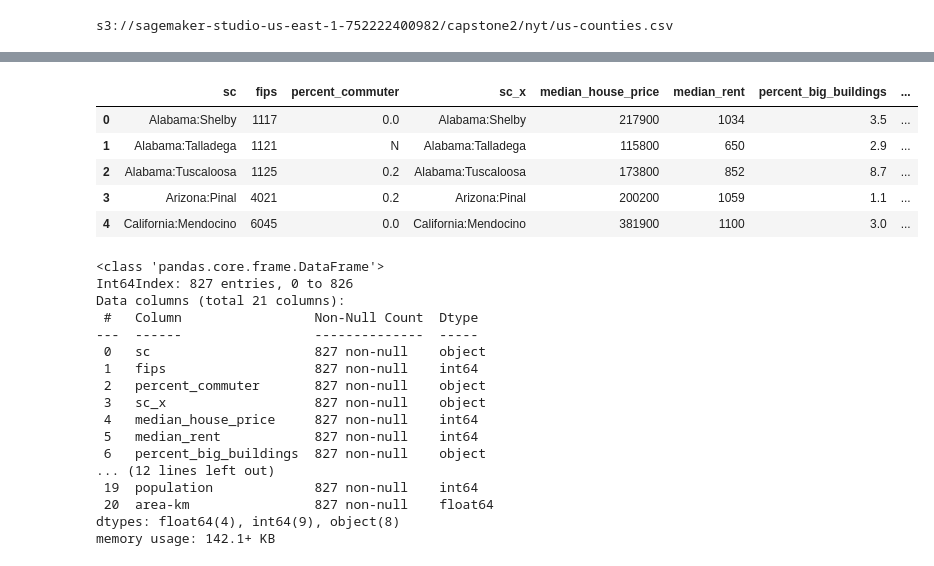
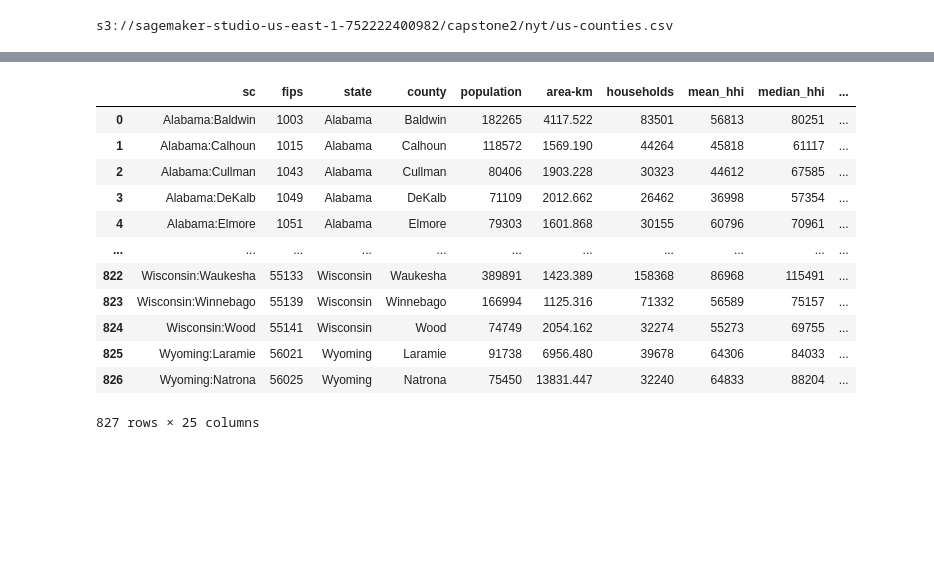
Before and after one commit to ian-branum/predicting-coronavirus, a Jupyter notebook: EDA.ipynb, the cells around one changed output, grey strips where cells are left out. Drawn from its saved outputs; the diff is of its cells as text; code cells hidden in the pictures; blank space fills up the shorter version.

```diff
--- a/EDA.ipynb
+++ b/EDA.ipynb
@@ -101,3 +133,0 @@ geo = di.extract_geography()
-# %%
-hhi = di.extract_hhi()
-hhi
@@ -118,36 +143,36 @@ hhi
+# %%
+per100k = pd.merge(geo, nyt_df, how='inner', left_on=['fips'], right_on=['fips'])
+per100k = per100k[['fips', 'population', 'date', 'cases', 'deaths']]
+per100k['deaths_per'] = per100k.apply(lambda row: (row['deaths']/row['population'])*100000, axis=1)
+per100k['cases_per'] = per100k.apply(lambda row: (row['cases']/row['population'])*100000, axis=1)
+# %%
+ten = per100k[per100k['cases_per'] > 10].groupby('fips').min()
+ten = ten[['date']]
+ten.columns = ['date_10']
+#ten['date_10'].fillna(datetime(2020,5,15))
 # %%
-big_df = pd.merge(hhi, geo, how='inner', left_on=['fips'], right_on=['fips'])
-big_df = pd.merge(edu, big_df, how='inner', left_on=['fips'], right_on=['fips'])
-big_df = pd.merge(housing, big_df, how='inner', left_on=['fips'], right_on=['fips'])
-big_df = pd.merge(pubtrans, big_df, how='inner', left_on=['fips'], right_on=['fips'])
+big_df = pd.merge(geo, hhi, how='inner', left_on=['fips'], right_on=['fips'])
+big_df = pd.merge(big_df, edu, how='inner', left_on=['fips'], right_on=['fips'])
+big_df = pd.merge(big_df, housing, how='inner', left_on=['fips'], right_on=['fips'])
+big_df = pd.merge(big_df, pubtrans, how='inner', left_on=['fips'], right_on=['fips'])
+big_df = pd.merge(big_df, election, how='left', left_on=['fips'], right_on=['fips'])
+big_df = pd.merge(big_df, sip, how='left', left_on=['state'], right_on=['state'])
 
-big_df = pd.merge(big_df, sip, how='left', left_on=['state'], right_on=['state'])
+big_df = pd.merge(big_df, max_cases, how='left', left_on=['fips'], right_on=['fips'])
+big_df = pd.merge(big_df, ten, how='left', left_on=['fips'], right_on=['fips'])
 # %%
-big_df.head()
+big_df
 # %% [output]
-|  | sc | fips | percent_commuter | sc_x | median_house_price | median_rent | percent_big_buildings | ... |
-| 0 | Alabama:Shelby | 1117 | 0.0 | Alabama:Shelby | 217900 | 1034 | 3.5 | ... |
-| 1 | Alabama:Talladega | 1121 | N | Alabama:Talladega | 115800 | 650 | 2.9 | ... |
-| 2 | Alabama:Tuscaloosa | 1125 | 0.2 | Alabama:Tuscaloosa | 173800 | 852 | 8.7 | ... |
-| 3 | Arizona:Pinal | 4021 | 0.2 | Arizona:Pinal | 200200 | 1059 | 1.1 | ... |
-| 4 | California:Mendocino | 6045 | 0.0 | California:Mendocino | 381900 | 1100 | 3.0 | ... |
+|  | sc | fips | state | county | population | area-km | households | mean_hhi | median_hhi | ... |
+| 0 | Alabama:Baldwin | 1003 | Alabama | Baldwin | 182265 | 4117.522 | 83501 | 56813 | 80251 | ... |
+| 1 | Alabama:Calhoun | 1015 | Alabama | Calhoun | 118572 | 1569.190 | 44264 | 45818 | 61117 | ... |
+| 2 | Alabama:Cullman | 1043 | Alabama | Cullman | 80406 | 1903.228 | 30323 | 44612 | 67585 | ... |
+| 3 | Alabama:DeKalb | 1049 | Alabama | DeKalb | 71109 | 2012.662 | 26462 | 36998 | 57354 | ... |
+| 4 | Alabama:Elmore | 1051 | Alabama | Elmore | 79303 | 1601.868 | 30155 | 60796 | 70961 | ... |
+| ... | ... | ... | ... | ... | ... | ... | ... | ... | ... | ... |
+| 822 | Wisconsin:Waukesha | 55133 | Wisconsin | Waukesha | 389891 | 1423.389 | 158368 | 86968 | 115491 | ... |
+| 823 | Wisconsin:Winnebago | 55139 | Wisconsin | Winnebago | 166994 | 1125.316 | 71332 | 56589 | 75157 | ... |
+| 824 | Wisconsin:Wood | 55141 | Wisconsin | Wood | 74749 | 2054.162 | 32274 | 55273 | 69755 | ... |
+| 825 | Wyoming:Laramie | 56021 | Wyoming | Laramie | 91738 | 6956.480 | 39678 | 64306 | 84033 | ... |
+| 826 | Wyoming:Natrona | 56025 | Wyoming | Natrona | 75450 | 13831.447 | 32240 | 64833 | 88204 | ... |
+827 rows × 25 columns
-# %%
-big_df.info()
-# %% [output]
-<class 'pandas.core.frame.DataFrame'>
-Int64Index: 827 entries, 0 to 826
-Data columns (total 21 columns):
- #   Column                 Non-Null Count  Dtype
----  ------                 --------------  -----
- 0   sc                     827 non-null    object
- 1   fips                   827 non-null    int64
- 2   percent_commuter       827 non-null    object
- 3   sc_x                   827 non-null    object
- 4   median_house_price     827 non-null    int64
- 5   median_rent            827 non-null    int64
- 6   percent_big_buildings  827 non-null    object
-... (12 lines left out)
- 19  population             827 non-null    int64
- 20  area-km                827 non-null    float64
-dtypes: float64(4), int64(9), object(8)
-memory usage: 142.1+ KB
```
Also changed, not shown: parts of 23 cells of this notebook, 1 other file.
